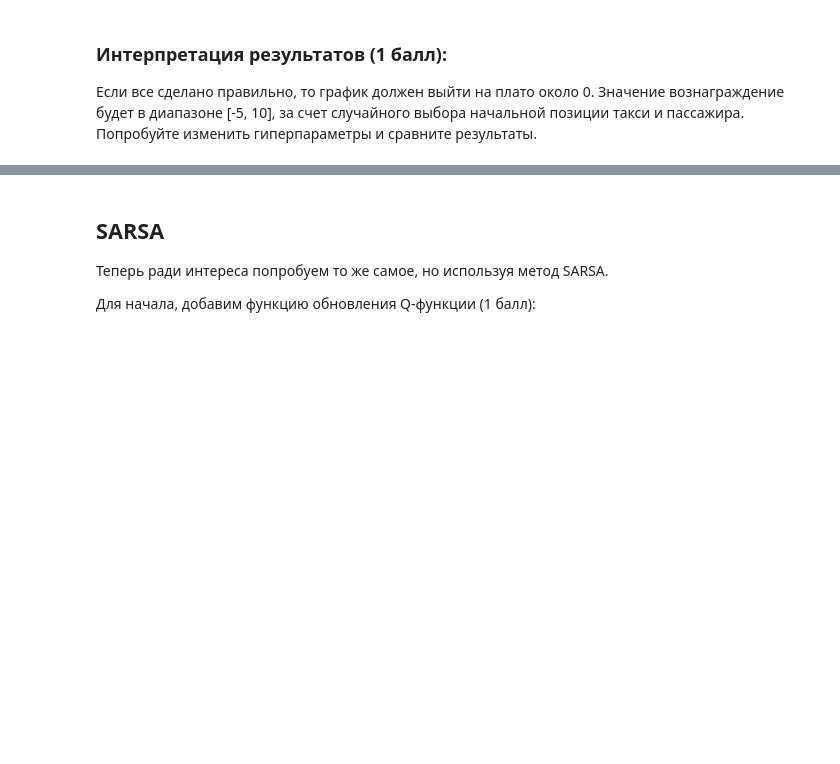
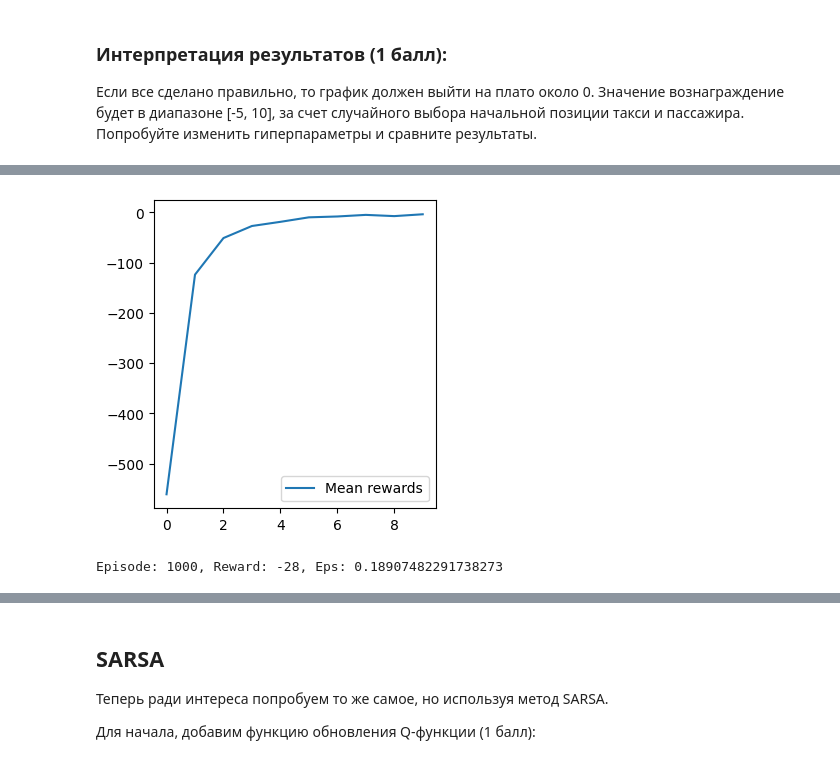
Before and after one commit to Smart781/RL, a Jupyter notebook: practices/prac3/prac3.ipynb, the cells around one changed output, grey strips where cells are left out. Cells and saved outputs as stored; diff of their text form; code cells hidden in the pictures; blank space fills up the shorter version.

```diff
--- a/practices/prac3/prac3.ipynb
+++ b/practices/prac3/prac3.ipynb
@@ -213,0 +265,51 @@ Episode: 10000, Reward: 8, Eps: 0.0018696408064212623
+# %%
+# определяем память, в которой будет храниться Q(s,a)
+Q = initialize_q_table(env.observation_space.n, env.action_space.n)
+log = []
+rewards_batch = []
+
+# гиперпараметры алгоритма
+alpha = 0.25
+gamma = 0.99
+epsilon = 0.3
+epsilon_decay = 0.95
+n_episodes = 1000
+
+for i_episode in range(1, n_episodes + 1):
+    s, _ = env.reset()
+
+    r, episode_reward = 0, 0
+    terminated = False
+
+    while not terminated:
+        # select action eps-greedy
+        # a = ...
+        ####### Здесь ваш код ########
+        a = select_action_eps_greedy(Q, s, epsilon)
+        ##############################
+
+        # выполняем действие в среде
+        next_s, r, terminated, truncated, _ = env.step(a)
+
+        # Update Q-function
+        ####### Здесь ваш код ########
+        update_Q(Q, s, a, r, next_s, alpha, gamma)
+        ##############################
+
+        s = next_s
+        episode_reward += r
+
+    rewards_batch.append(episode_reward)
+    if i_episode % 100 == 0:
+        show_progress(rewards_batch, log)
+        rewards_batch = []
+        print(
+            f"Episode: {i_episode}, Reward: {episode_reward}"
+            f", Eps: {epsilon}"
+        )
+        epsilon *= epsilon_decay
+
+assert log[-1] >= -10
+# %% [output]
+[figure, added]
+Episode: 1000, Reward: -28, Eps: 0.18907482291738273
```
Also changed, not shown: parts of 9 cells of this notebook.
